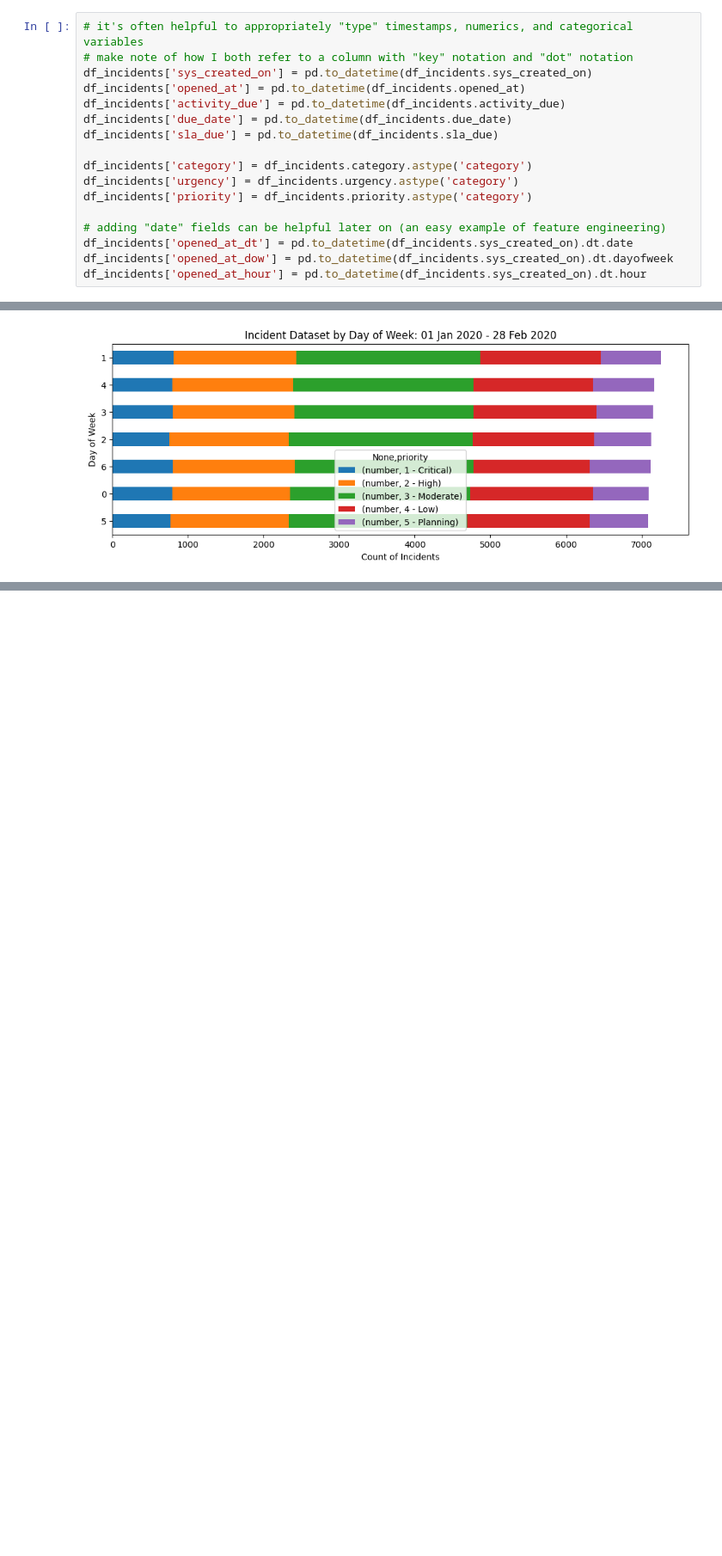
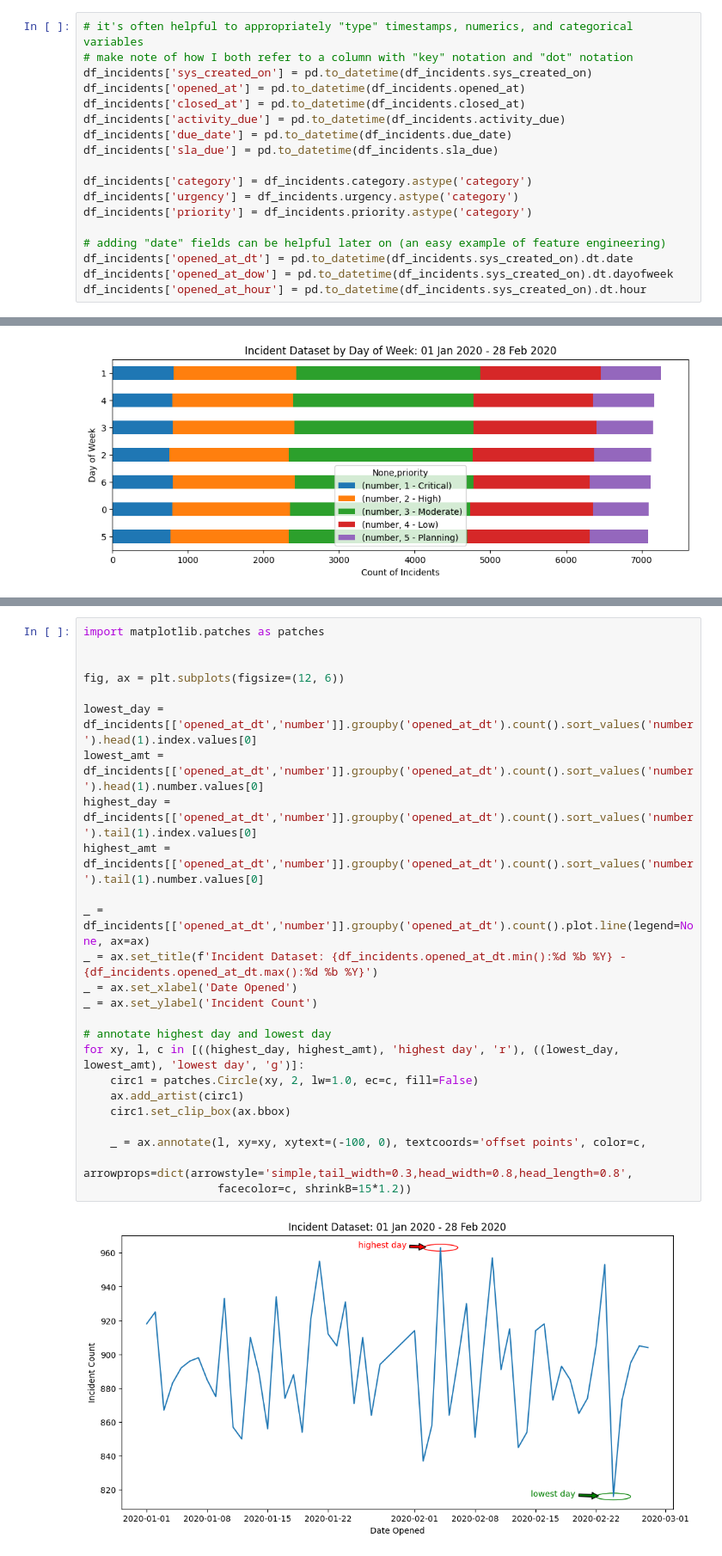
Before and after one commit to brad-do/hs_training, a Jupyter notebook: day2.ipynb, the cells around one changed output, grey strips where cells are left out. Shown at 86% size. Saved outputs shown, nothing was run; the diff lists cells and outputs as text; blank space fills up the shorter version.

```diff
--- a/day2.ipynb
+++ b/day2.ipynb
@@ -95,6 +95,7 @@ The "reopened_time" column only has 8,316 non null values out of a total of 50,0
 # make note of how I both refer to a column with "key" notation and "dot" notation
 df_incidents['sys_created_on'] = pd.to_datetime(df_incidents.sys_created_on)
 df_incidents['opened_at'] = pd.to_datetime(df_incidents.opened_at)
+df_incidents['closed_at'] = pd.to_datetime(df_incidents.closed_at)
 df_incidents['activity_due'] = pd.to_datetime(df_incidents.activity_due)
 df_incidents['due_date'] = pd.to_datetime(df_incidents.due_date)
 df_incidents['sla_due'] = pd.to_datetime(df_incidents.sla_due)
@@ -186,3 +190,30 @@ ax.set_theta_zero_location('N')
+# %%
+import matplotlib.patches as patches
+
+
+fig, ax = plt.subplots(figsize=(12, 6))
+
+lowest_day = df_incidents[['opened_at_dt','number']].groupby('opened_at_dt').count().sort_values('number').head(1).index.values[0]
+lowest_amt = df_incidents[['opened_at_dt','number']].groupby('opened_at_dt').count().sort_values('number').head(1).number.values[0]
+highest_day = df_incidents[['opened_at_dt','number']].groupby('opened_at_dt').count().sort_values('number').tail(1).index.values[0]
+highest_amt = df_incidents[['opened_at_dt','number']].groupby('opened_at_dt').count().sort_values('number').tail(1).number.values[0]
+
+_ = df_incidents[['opened_at_dt','number']].groupby('opened_at_dt').count().plot.line(legend=None, ax=ax)
+_ = ax.set_title(f'Incident Dataset: {df_incidents.opened_at_dt.min():%d %b %Y} - {df_incidents.opened_at_dt.max():%d %b %Y}')
+_ = ax.set_xlabel('Date Opened')
+_ = ax.set_ylabel('Incident Count')
+
+# annotate highest day and lowest day
+for xy, l, c in [((highest_day, highest_amt), 'highest day', 'r'), ((lowest_day, lowest_amt), 'lowest day', 'g')]:
+    circ1 = patches.Circle(xy, 2, lw=1.0, ec=c, fill=False)
+    ax.add_artist(circ1)
+    circ1.set_clip_box(ax.bbox)
+
+    _ = ax.annotate(l, xy=xy, xytext=(-100, 0), textcoords='offset points', color=c,
+                    arrowprops=dict(arrowstyle='simple,tail_width=0.3,head_width=0.8,head_length=0.8',
+                    facecolor=c, shrinkB=15*1.2))
+# %% [output]
+[figure, added]
 # %% [markdown]
 #### Homework Assignment
 Often with incidents, management wants to know how long it took to close an incident.  With this dataset, can you tell me:
```
Also changed, not shown: parts of 8 cells of this notebook.
